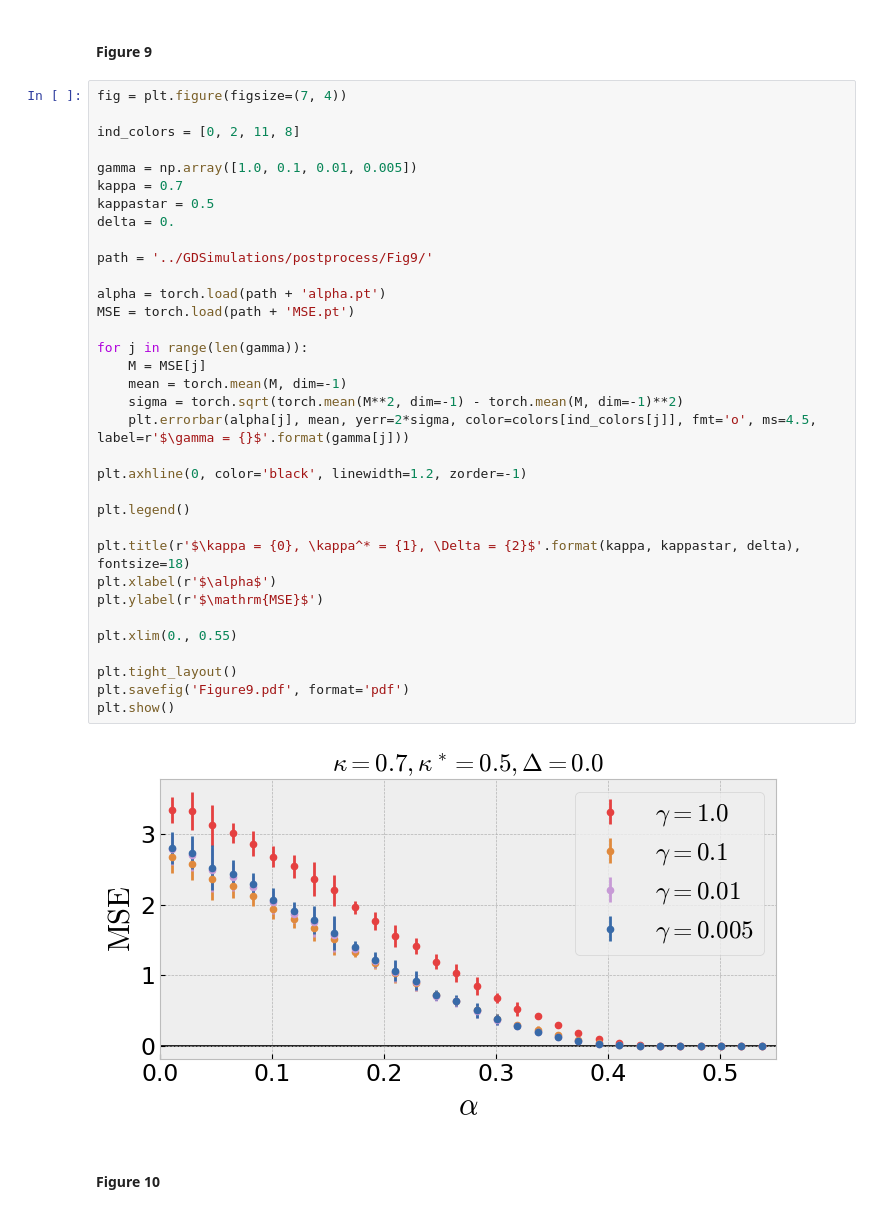
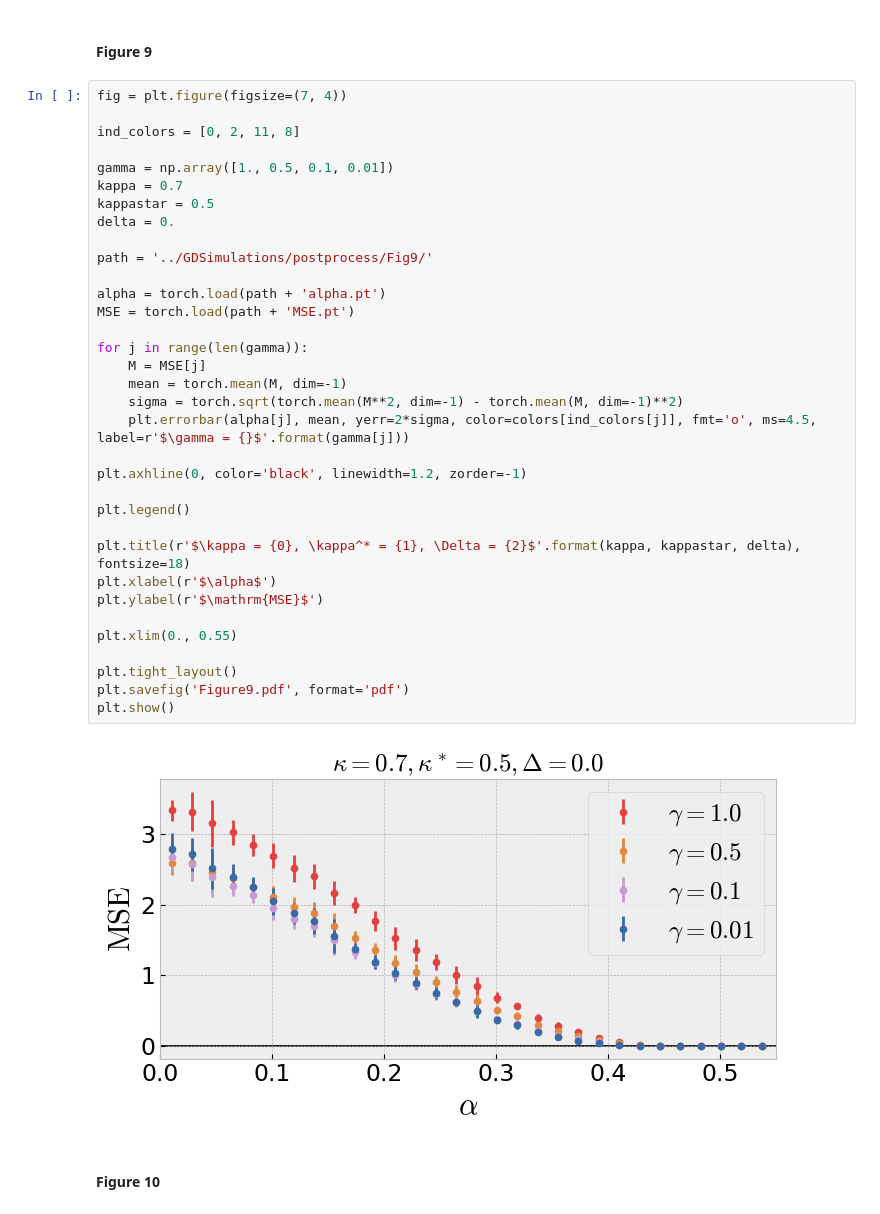
Before and after one commit to simonmartin15/QuadraticNets, a Jupyter notebook: Figures/Figures.ipynb, the cells around one changed output. Cells and saved outputs as stored; diff of their text form.

```diff
--- a/Figures/Figures.ipynb
+++ b/Figures/Figures.ipynb
@@ -586,37 +586,37 @@ fig = plt.figure(figsize=(7, 4))
 
 ind_colors = [0, 2, 11, 8]
 
-gamma = np.array([1.0, 0.1, 0.01, 0.005])
+gamma = np.array([1., 0.5, 0.1, 0.01])
 kappa = 0.7
 kappastar = 0.5
 delta = 0.
 
 path = '../GDSimulations/postprocess/Fig9/'
 
 alpha = torch.load(path + 'alpha.pt')
 MSE = torch.load(path + 'MSE.pt')
 
 for j in range(len(gamma)):
     M = MSE[j]
     mean = torch.mean(M, dim=-1)
     sigma = torch.sqrt(torch.mean(M**2, dim=-1) - torch.mean(M, dim=-1)**2)
     plt.errorbar(alpha[j], mean, yerr=2*sigma, color=colors[ind_colors[j]], fmt='o', ms=4.5, label=r'$\gamma = {}$'.format(gamma[j]))
 
 plt.axhline(0, color='black', linewidth=1.2, zorder=-1)
 
 plt.legend()
 
 plt.title(r'$\kappa = {0}, \kappa^* = {1}, \Delta = {2}$'.format(kappa, kappastar, delta), fontsize=18)
 plt.xlabel(r'$\alpha$')
 plt.ylabel(r'$\mathrm{MSE}$')
 
 plt.xlim(0., 0.55)
 
 plt.tight_layout()
 plt.savefig('Figure9.pdf', format='pdf')
 plt.show()
 # %% [output]
-[figure, old version]
+[figure, new version]
 # %% [markdown]
 #### **Figure 10**
 # %%
```
Also changed, not shown: 5 other files.
